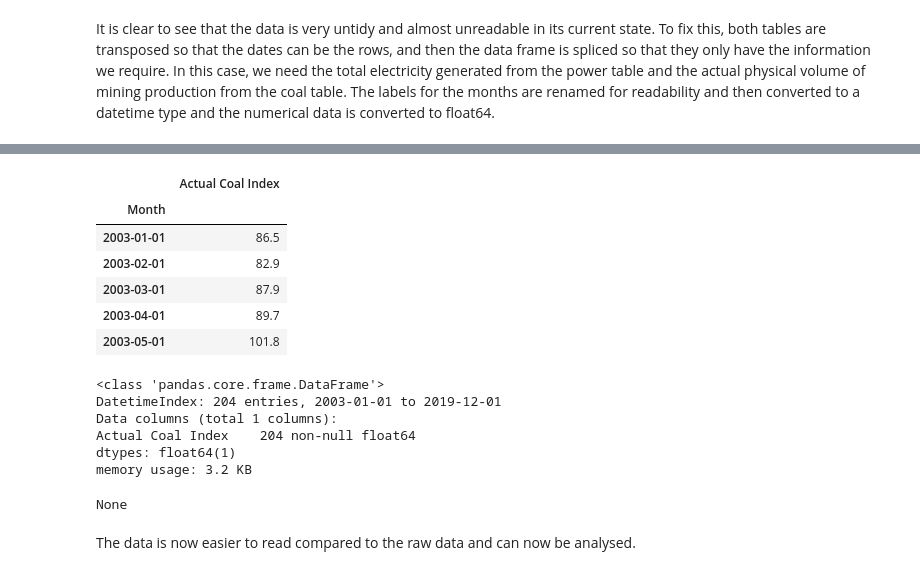
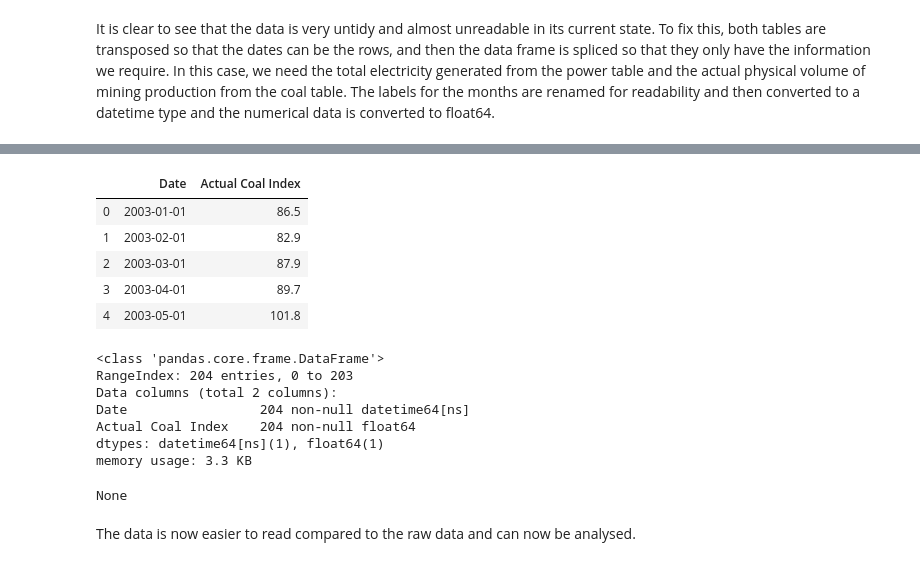
Before and after one commit to MarMar42/Data-Analysis-of-Coal-and-Power, a Jupyter notebook: DAE Mini Assignment.ipynb, the cells around one changed output, grey strips where cells are left out. Drawn from its saved outputs; the diff is of its cells as text; code cells hidden in the pictures.

```diff
--- a/DAE Mini Assignment.ipynb
+++ b/DAE Mini Assignment.ipynb
@@ -80,27 +86,33 @@ None
 # %%
 #Selects the information we want from the data table
 coal_df = pd.DataFrame(coal_series.T[10:][2].rename('Actual Coal Index'))
-coal_df.index.name = 'Month'
 #Changes the date text into a more readable form (YYYY-MM-DD)
-coal_df.index = coal_df.index.map(lambda s: s[4:] + '-' + s[2:4] + '-01')
-coal_df.index = pd.to_datetime(coal_df.index)
+coal_df['Date'] = coal_df.index.map(lambda s: s[4:] + '-' + s[2:4] + '-01')
+coal_df['Date'] = pd.to_datetime(coal_df['Date'])
+#Reset the Index and drop old date format
+coal_df.reset_index(inplace = True,drop = True)
+#Rearrange columns so Date is first
+coal_df = coal_df[['Date','Actual Coal Index']]
+#Change data type of Coal Index
 coal_df['Actual Coal Index'] = coal_df['Actual Coal Index'].astype(float)
+
+
 display(coal_df.head())
 display(coal_df.info())
 # %% [output]
-|  | Actual Coal Index |
-| Month |  |
-| 2003-01-01 | 86.5 |
-| 2003-02-01 | 82.9 |
-| 2003-03-01 | 87.9 |
-| 2003-04-01 | 89.7 |
-| 2003-05-01 | 101.8 |
+|  | Date | Actual Coal Index |
+| 0 | 2003-01-01 | 86.5 |
+| 1 | 2003-02-01 | 82.9 |
+| 2 | 2003-03-01 | 87.9 |
+| 3 | 2003-04-01 | 89.7 |
+| 4 | 2003-05-01 | 101.8 |
 <class 'pandas.core.frame.DataFrame'>
-DatetimeIndex: 204 entries, 2003-01-01 to 2019-12-01
-Data columns (total 1 columns):
+RangeIndex: 204 entries, 0 to 203
+Data columns (total 2 columns):
+Date                 204 non-null datetime64[ns]
 Actual Coal Index    204 non-null float64
-dtypes: float64(1)
-memory usage: 3.2 KB
+dtypes: datetime64[ns](1), float64(1)
+memory usage: 3.3 KB
 None
 # %% [markdown]
 The data is now easier to read compared to the raw data and can now be analysed.
```
Also changed, not shown: parts of 16 cells of this notebook, 1 other file.
